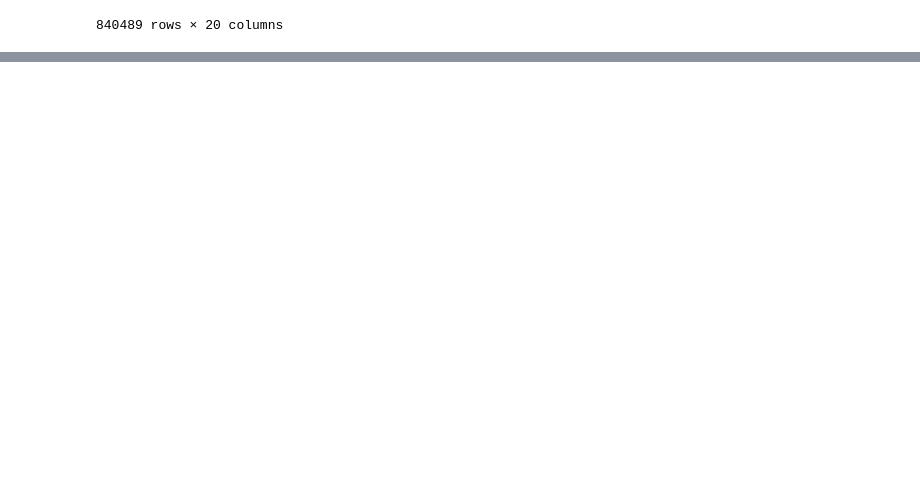
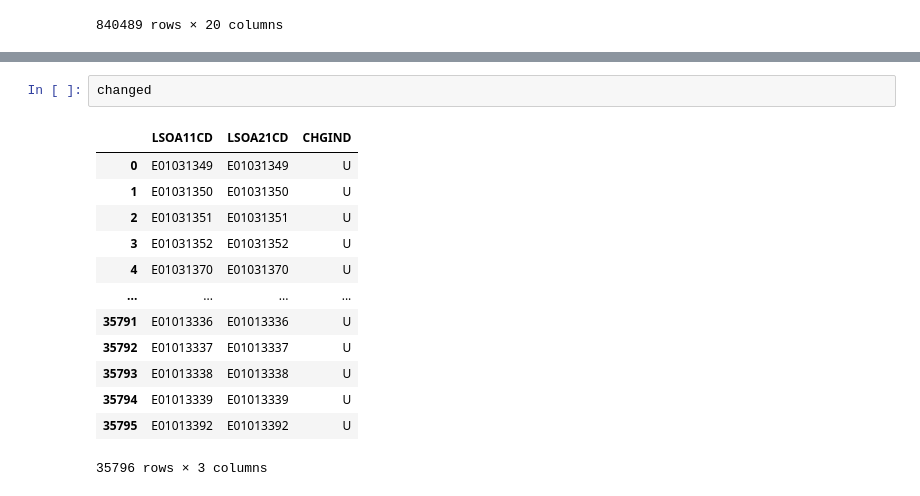
Before and after one commit to skyrimer/ARWCASP, a Jupyter notebook: Merge.ipynb, the cells around one changed output, grey strips where cells are left out. Drawn from its saved outputs; the diff is of its cells as text; blank space fills up the shorter version.

```diff
--- a/Merge.ipynb
+++ b/Merge.ipynb
@@ -600,0 +645,16 @@ merge
+# %%
+changed
+# %% [output]
+|  | LSOA11CD | LSOA21CD | CHGIND |
+| 0 | E01031349 | E01031349 | U |
+| 1 | E01031350 | E01031350 | U |
+| 2 | E01031351 | E01031351 | U |
+| 3 | E01031352 | E01031352 | U |
+| 4 | E01031370 | E01031370 | U |
+| ... | ... | ... | ... |
+| 35791 | E01013336 | E01013336 | U |
+| 35792 | E01013337 | E01013337 | U |
+| 35793 | E01013338 | E01013338 | U |
+| 35794 | E01013339 | E01013339 | U |
+| 35795 | E01013392 | E01013392 | U |
+35796 rows × 3 columns
```
Also changed, not shown: parts of 14 cells of this notebook, 1 other file.
